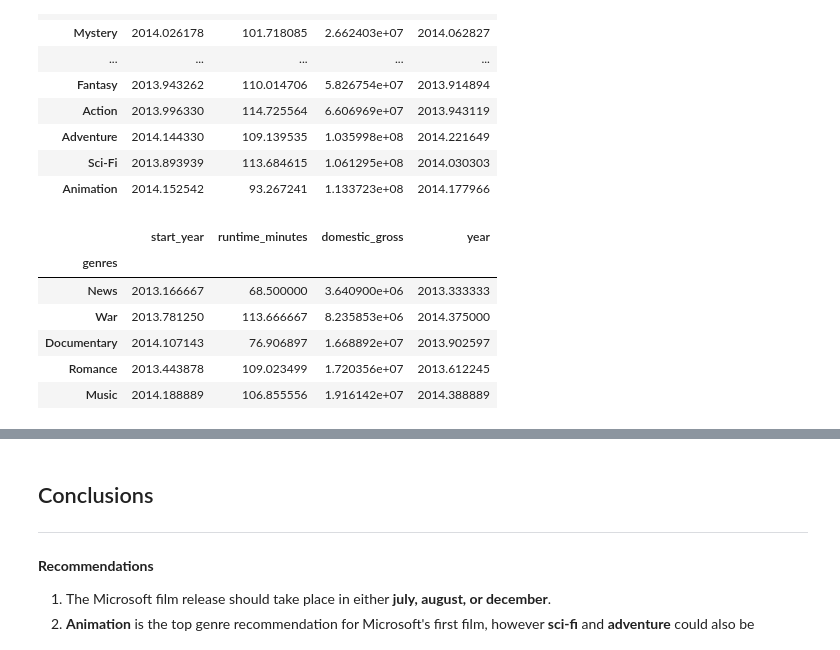
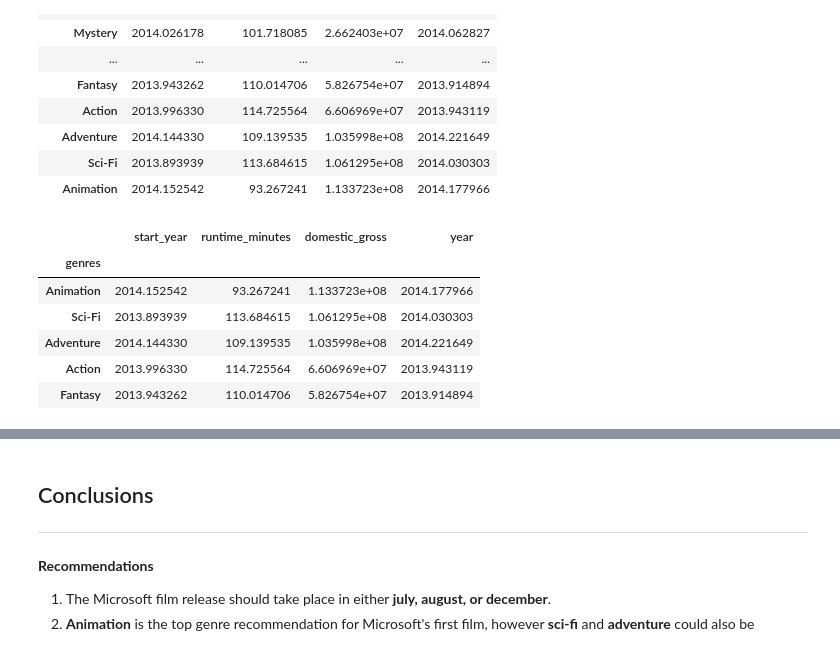
Before and after one commit to morty802/dsc-phase-1-project-v2-3, a Jupyter notebook: Reach-for-the-Sky-Film-Recommendations.ipynb, the cells around one changed output, grey strips where cells are left out. Drawn from its saved outputs; the diff is of its cells as text; code cells hidden in the pictures.

```diff
--- a/Reach-for-the-Sky-Film-Recommendations.ipynb
+++ b/Reach-for-the-Sky-Film-Recommendations.ipynb
@@ -453,13 +458,13 @@ joined_df.groupby(['genres']).mean().sort_values("domestic_gross")
 | Animation | 2014.152542 | 93.267241 | 1.133723e+08 | 2014.177966 |
 # %%
 np.random.seed(400)
-data2 = joined_df.groupby(['genres']).mean().sort_values("domestic_gross")
+data2 = joined_df.groupby(['genres']).mean().sort_values("domestic_gross", ascending=False)
 data2.head()
 # %% [output]
 |  | start_year | runtime_minutes | domestic_gross | year |
 | genres |  |  |  |  |
-| News | 2013.166667 | 68.500000 | 3.640900e+06 | 2013.333333 |
-| War | 2013.781250 | 113.666667 | 8.235853e+06 | 2014.375000 |
-| Documentary | 2014.107143 | 76.906897 | 1.668892e+07 | 2013.902597 |
-| Romance | 2013.443878 | 109.023499 | 1.720356e+07 | 2013.612245 |
-| Music | 2014.188889 | 106.855556 | 1.916142e+07 | 2014.388889 |
+| Animation | 2014.152542 | 93.267241 | 1.133723e+08 | 2014.177966 |
+| Sci-Fi | 2013.893939 | 113.684615 | 1.061295e+08 | 2014.030303 |
+| Adventure | 2014.144330 | 109.139535 | 1.035998e+08 | 2014.221649 |
+| Action | 2013.996330 | 114.725564 | 6.606969e+07 | 2013.943119 |
+| Fantasy | 2013.943262 | 110.014706 | 5.826754e+07 | 2013.914894 |
```
Also changed, not shown: parts of 7 cells of this notebook.
